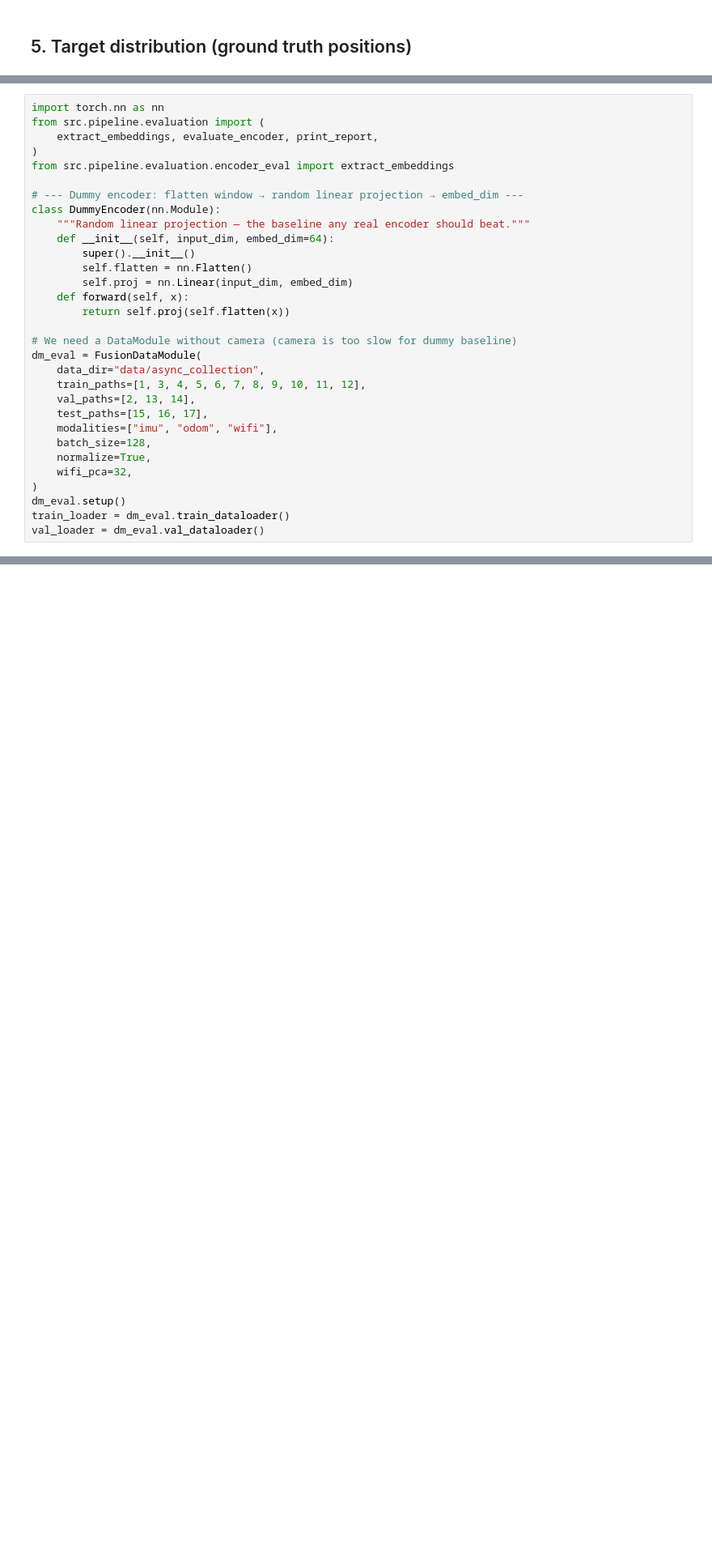
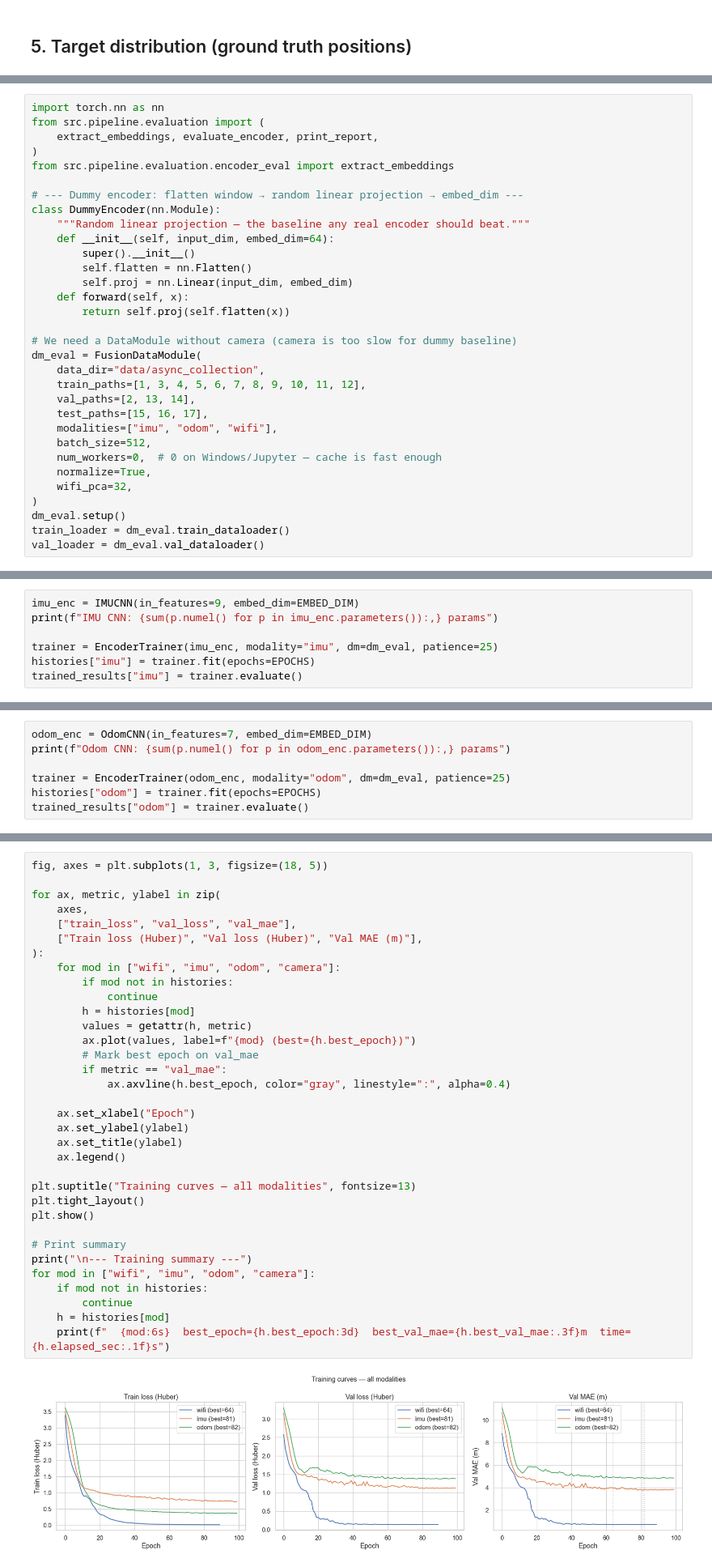
Before and after one commit to moebachar/navlori-fusion, a Jupyter notebook: notebooks/encoder_workbench.ipynb, the cells around one changed output, grey strips where cells are left out. Shown at 81% size. Cells and saved outputs as stored; diff of their text form; blank space fills up the shorter version.

Commit message:
Adding Encoders and their evaluation method

```diff
--- a/notebooks/encoder_workbench.ipynb
+++ b/notebooks/encoder_workbench.ipynb
@@ -269,7 +349,8 @@ dm_eval = FusionDataModule(
     val_paths=[2, 13, 14],
     test_paths=[15, 16, 17],
     modalities=["imu", "odom", "wifi"],
-    batch_size=128,
+    batch_size=512,
+    num_workers=0,  # 0 on Windows/Jupyter — cache is fast enough
     normalize=True,
     wifi_pca=32,
 )
@@ -320,0 +467,7 @@ print("\nThese are RANDOM BASELINE numbers. Any trained encoder must beat them."
+# %%
+imu_enc = IMUCNN(in_features=9, embed_dim=EMBED_DIM)
+print(f"IMU CNN: {sum(p.numel() for p in imu_enc.parameters()):,} params")
+
+trainer = EncoderTrainer(imu_enc, modality="imu", dm=dm_eval, patience=25)
+histories["imu"] = trainer.fit(epochs=EPOCHS)
+trained_results["imu"] = trainer.evaluate()
@@ -320,0 +494,7 @@ print("\nThese are RANDOM BASELINE numbers. Any trained encoder must beat them."
+# %%
+odom_enc = OdomCNN(in_features=7, embed_dim=EMBED_DIM)
+print(f"Odom CNN: {sum(p.numel() for p in odom_enc.parameters()):,} params")
+
+trainer = EncoderTrainer(odom_enc, modality="odom", dm=dm_eval, patience=25)
+histories["odom"] = trainer.fit(epochs=EPOCHS)
+trained_results["odom"] = trainer.evaluate()
@@ -320,0 +556,36 @@ print("\nThese are RANDOM BASELINE numbers. Any trained encoder must beat them."
+# %%
+fig, axes = plt.subplots(1, 3, figsize=(18, 5))
+
+for ax, metric, ylabel in zip(
+    axes,
+    ["train_loss", "val_loss", "val_mae"],
+    ["Train loss (Huber)", "Val loss (Huber)", "Val MAE (m)"],
+):
+    for mod in ["wifi", "imu", "odom", "camera"]:
+        if mod not in histories:
+            continue
+        h = histories[mod]
+        values = getattr(h, metric)
+        ax.plot(values, label=f"{mod} (best={h.best_epoch})")
+        # Mark best epoch on val_mae
+        if metric == "val_mae":
+            ax.axvline(h.best_epoch, color="gray", linestyle=":", alpha=0.4)
+
+    ax.set_xlabel("Epoch")
+    ax.set_ylabel(ylabel)
+    ax.set_title(ylabel)
+    ax.legend()
+
+plt.suptitle("Training curves — all modalities", fontsize=13)
+plt.tight_layout()
+plt.show()
+
+# Print summary
+print("\n--- Training summary ---")
+for mod in ["wifi", "imu", "odom", "camera"]:
+    if mod not in histories:
+        continue
+    h = histories[mod]
+    print(f"  {mod:6s}  best_epoch={h.best_epoch:3d}  best_val_mae={h.best_val_mae:.3f}m  time={h.elapsed_sec:.1f}s")
+# %% [output]
+[figure, added]
```
Also changed, not shown: parts of 25 cells of this notebook, 49 other files.
